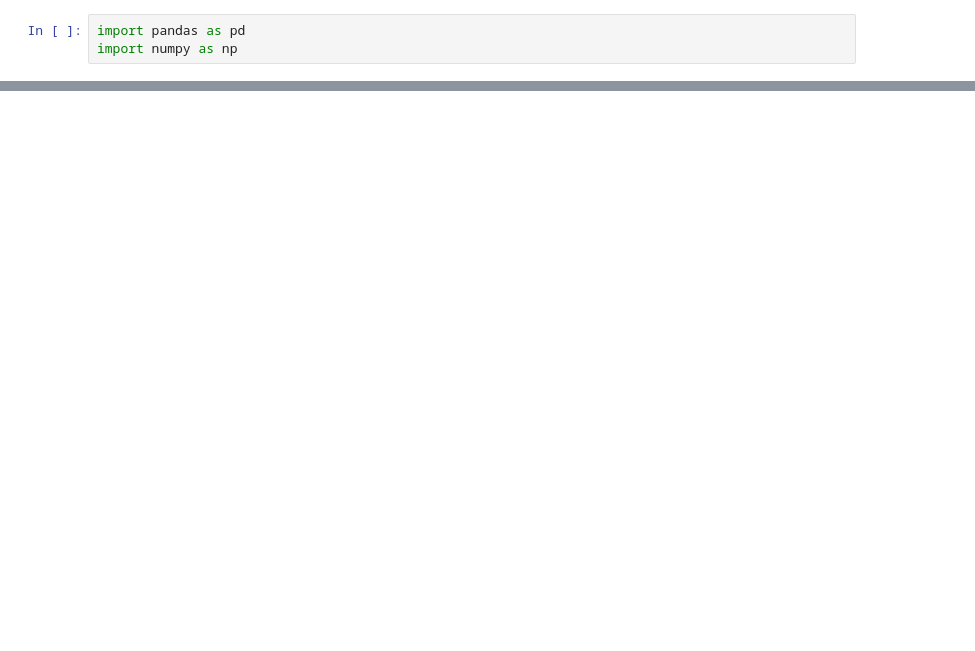
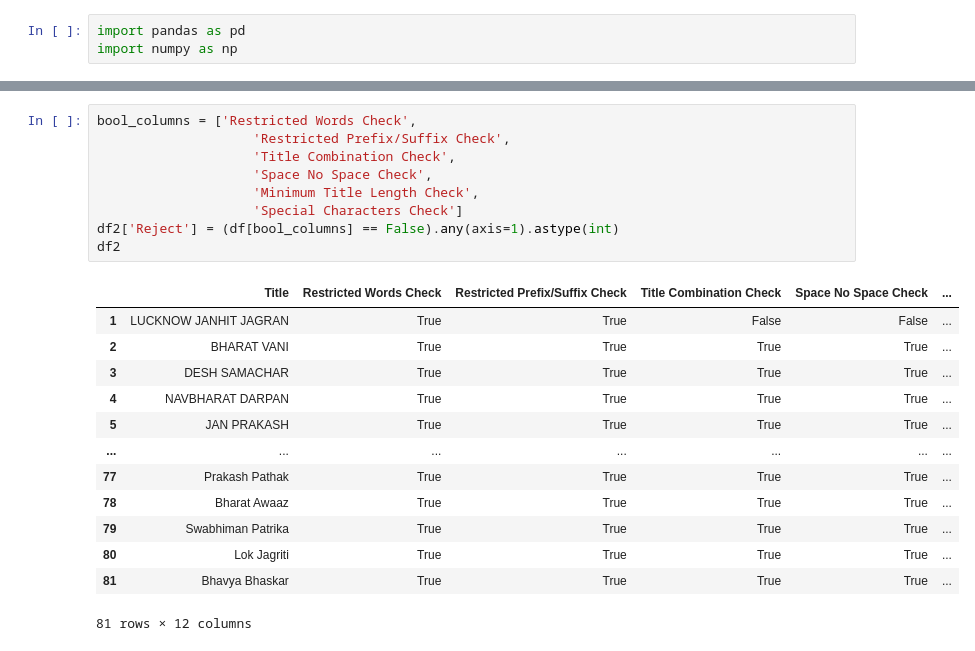
Before and after one commit to Smart-India-Hackathon-24/trade-saarthi-backend, a Jupyter notebook: utils/metric2.ipynb, the cells around one changed output, grey strips where cells are left out. Cells and saved outputs as stored; diff of their text form; blank space fills up the shorter version.

```diff
--- a/utils/metric2.ipynb
+++ b/utils/metric2.ipynb
@@ -66,0 +85,23 @@ df2
+# %%
+bool_columns = ['Restricted Words Check',
+                    'Restricted Prefix/Suffix Check',
+                    'Title Combination Check',
+                    'Space No Space Check',
+                    'Minimum Title Length Check',
+                    'Special Characters Check']
+df2['Reject'] = (df[bool_columns] == False).any(axis=1).astype(int)
+df2
+# %% [output]
+|  | Title | Restricted Words Check | Restricted Prefix/Suffix Check | Title Combination Check | Space No Space Check | ... |
+| 1 | LUCKNOW JANHIT JAGRAN | True | True | False | False | ... |
+| 2 | BHARAT VANI | True | True | True | True | ... |
+| 3 | DESH SAMACHAR | True | True | True | True | ... |
+| 4 | NAVBHARAT DARPAN | True | True | True | True | ... |
+| 5 | JAN PRAKASH | True | True | True | True | ... |
+| ... | ... | ... | ... | ... | ... | ... |
+| 77 | Prakash Pathak | True | True | True | True | ... |
+| 78 | Bharat Awaaz | True | True | True | True | ... |
+| 79 | Swabhiman Patrika | True | True | True | True | ... |
+| 80 | Lok Jagriti | True | True | True | True | ... |
+| 81 | Bhavya Bhaskar | True | True | True | True | ... |
+81 rows × 12 columns
```
Also changed, not shown: parts of 8 cells of this notebook, 6 other files.
